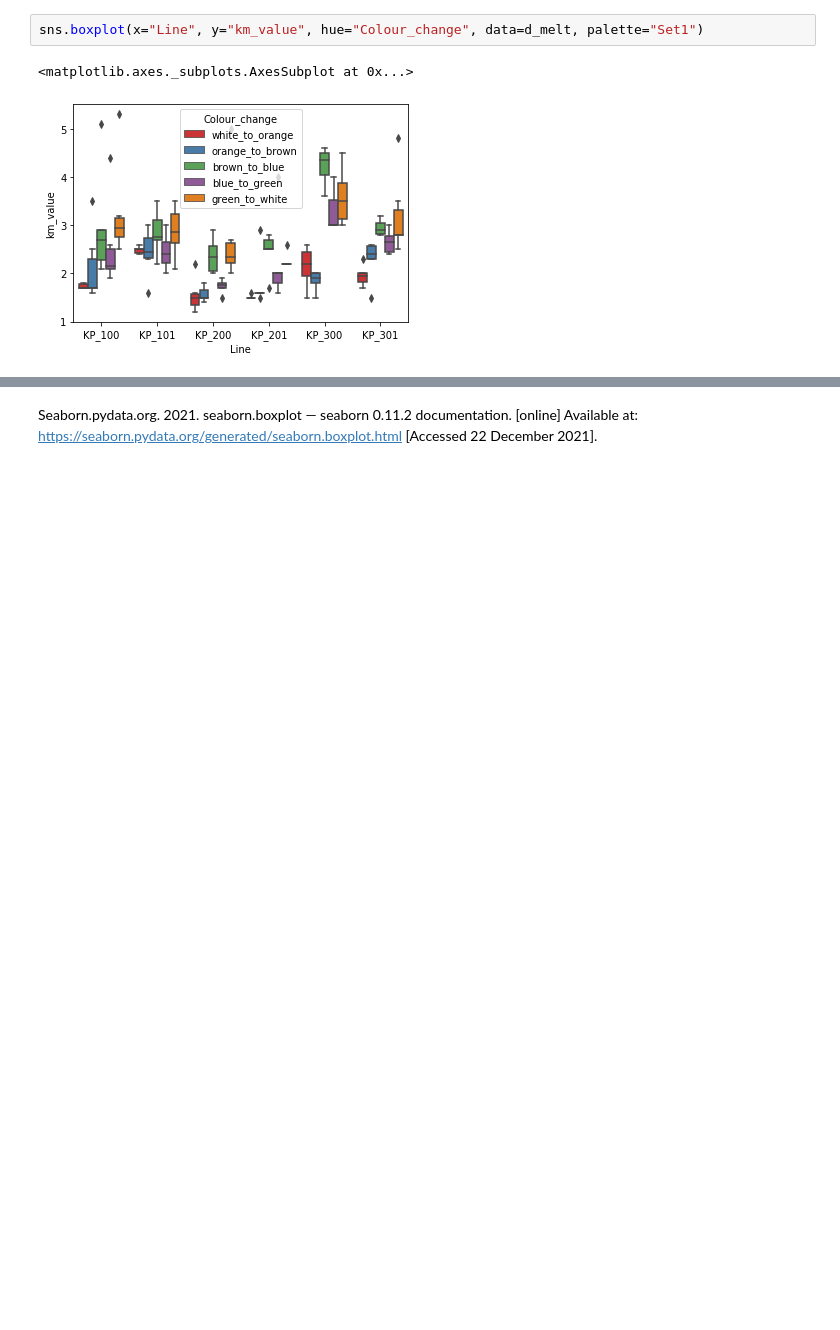
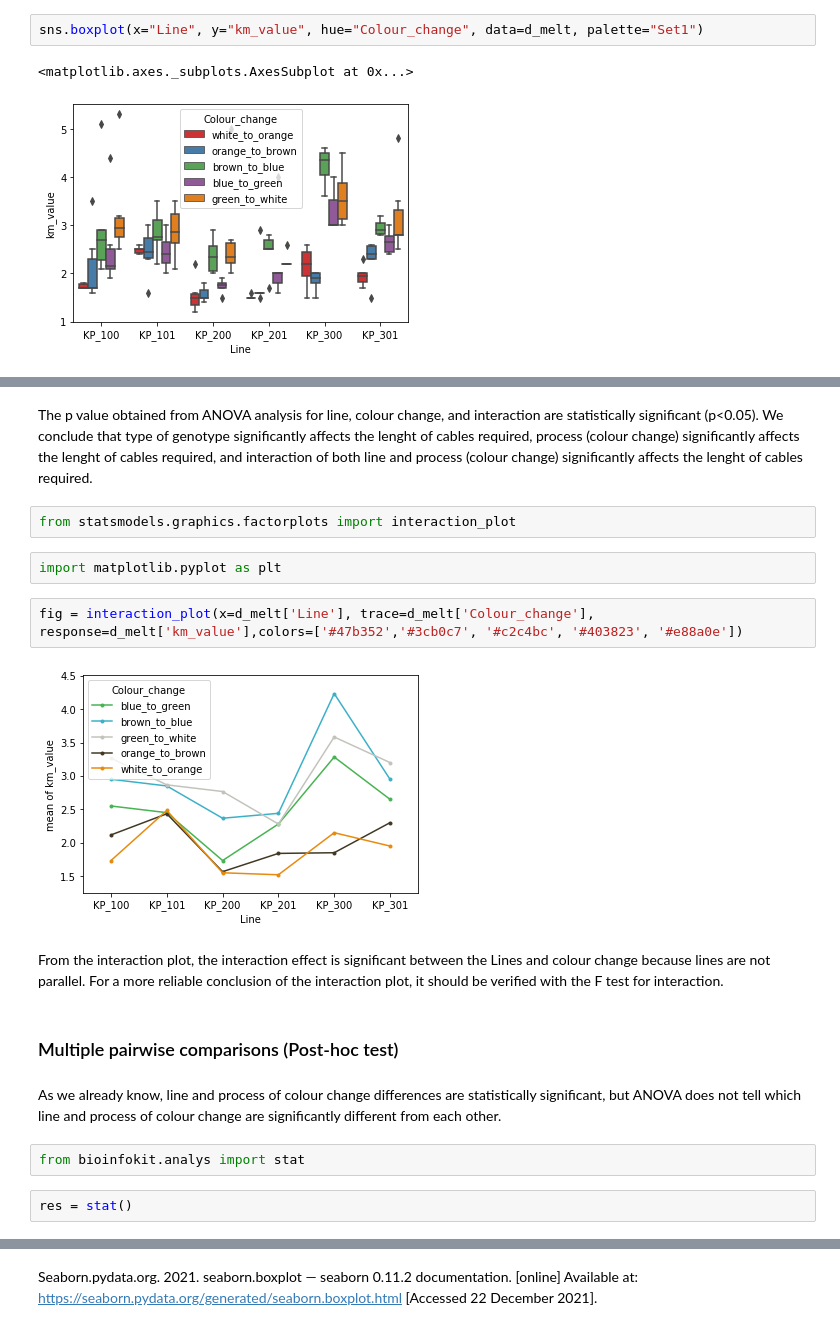
Before and after one commit to rastislp/Machine_learning, a Jupyter notebook: scipy-stats.ipynb, the cells around one changed output, grey strips where cells are left out. Drawn from its saved outputs; the diff is of its cells as text; blank space fills up the shorter version.

Commit message:
anova verification test

```diff
--- a/scipy-stats.ipynb
+++ b/scipy-stats.ipynb
@@ -149,0 +188,20 @@ sns.boxplot(x="Line", y="km_value", hue="Colour_change", data=d_melt, palette="S
+# %% [markdown]
+The p value obtained from ANOVA analysis for line, colour change, and interaction are statistically significant (p<0.05). We conclude that type of genotype significantly affects the lenght of cables required, process (colour change) significantly affects the lenght of cables required, and interaction of both line and process (colour change) significantly affects the lenght of cables required.
+# %%
+from statsmodels.graphics.factorplots import interaction_plot
+# %%
+import matplotlib.pyplot as plt
+# %%
+fig = interaction_plot(x=d_melt['Line'], trace=d_melt['Colour_change'], response=d_melt['km_value'],colors=['#47b352','#3cb0c7', '#c2c4bc', '#403823', '#e88a0e'])
+# %% [output]
+[figure, added]
+# %% [markdown]
+From the interaction plot, the interaction effect is significant between the Lines and colour change because lines are not parallel. For a more reliable conclusion of the interaction plot, it should be verified with the F test for interaction.
+# %% [markdown]
+### Multiple pairwise comparisons (Post-hoc test)
+# %% [markdown]
+As we already know, line and process of colour change differences are statistically significant, but ANOVA does not tell which line and process of colour change are significantly different from each other.
+# %%
+from bioinfokit.analys import stat
+# %%
+res = stat()
```
Also changed, not shown: parts of 22 cells of this notebook.
